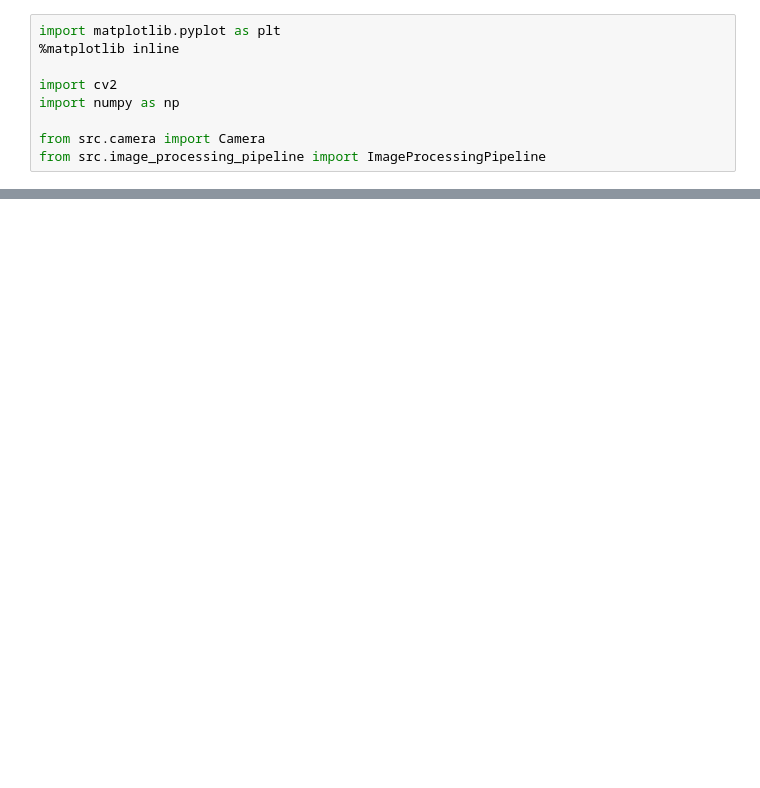
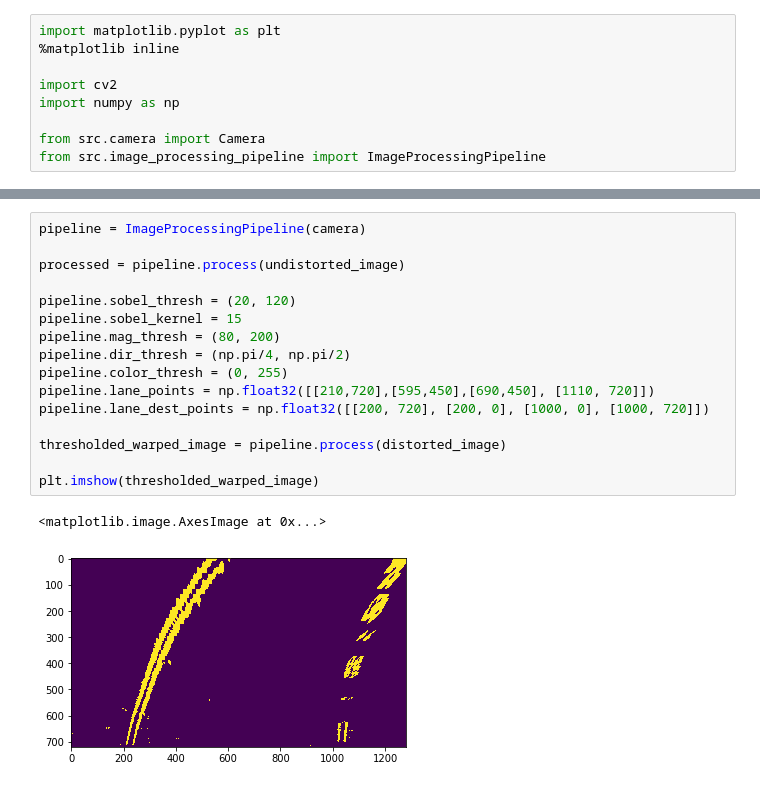
Before and after one commit to streed/CarND-Advanced-Lane-Lines, a Jupyter notebook: advanced_lane_detection_test_bed.ipynb, the cells around one changed output, grey strips where cells are left out. Saved outputs shown, nothing was run; the diff lists cells and outputs as text; blank space fills up the shorter version.

```diff
--- a/advanced_lane_detection_test_bed.ipynb
+++ b/advanced_lane_detection_test_bed.ipynb
@@ -33,0 +25,19 @@ plt.imshow(pipeline.process(undistorted_image), cmap='gray')
+# %%
+pipeline = ImageProcessingPipeline(camera)
+
+processed = pipeline.process(undistorted_image)
+
+pipeline.sobel_thresh = (20, 120)
+pipeline.sobel_kernel = 15
+pipeline.mag_thresh = (80, 200)
+pipeline.dir_thresh = (np.pi/4, np.pi/2)
+pipeline.color_thresh = (0, 255)
+pipeline.lane_points = np.float32([[210,720],[595,450],[690,450], [1110, 720]])
+pipeline.lane_dest_points = np.float32([[200, 720], [200, 0], [1000, 0], [1000, 720]])
+
+thresholded_warped_image = pipeline.process(distorted_image)
+
+plt.imshow(thresholded_warped_image)
+# %% [output]
+<matplotlib.image.AxesImage at 0x...>
+[figure, added]
```
Also changed, not shown: parts of 4 cells of this notebook, 2 other files.
